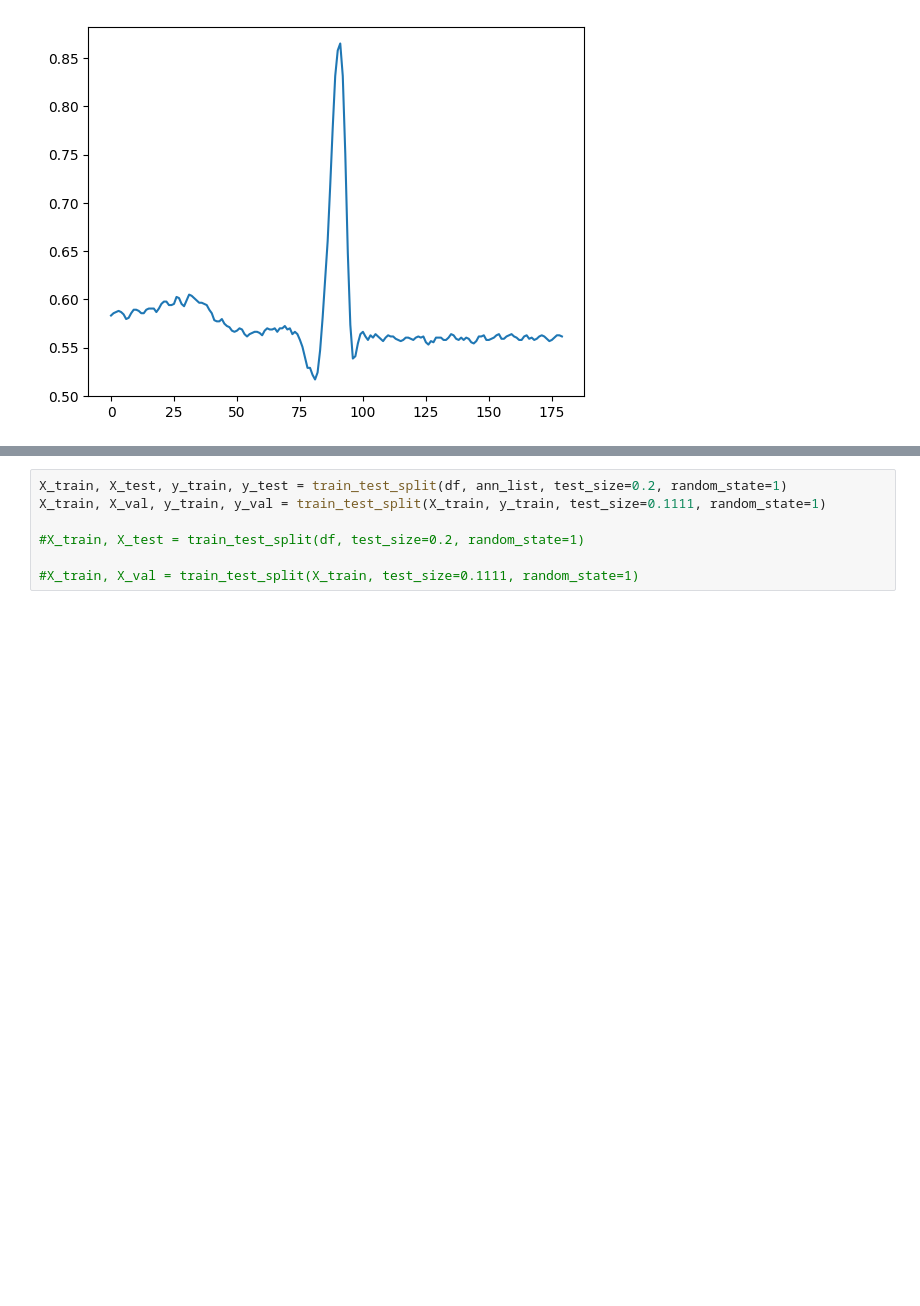
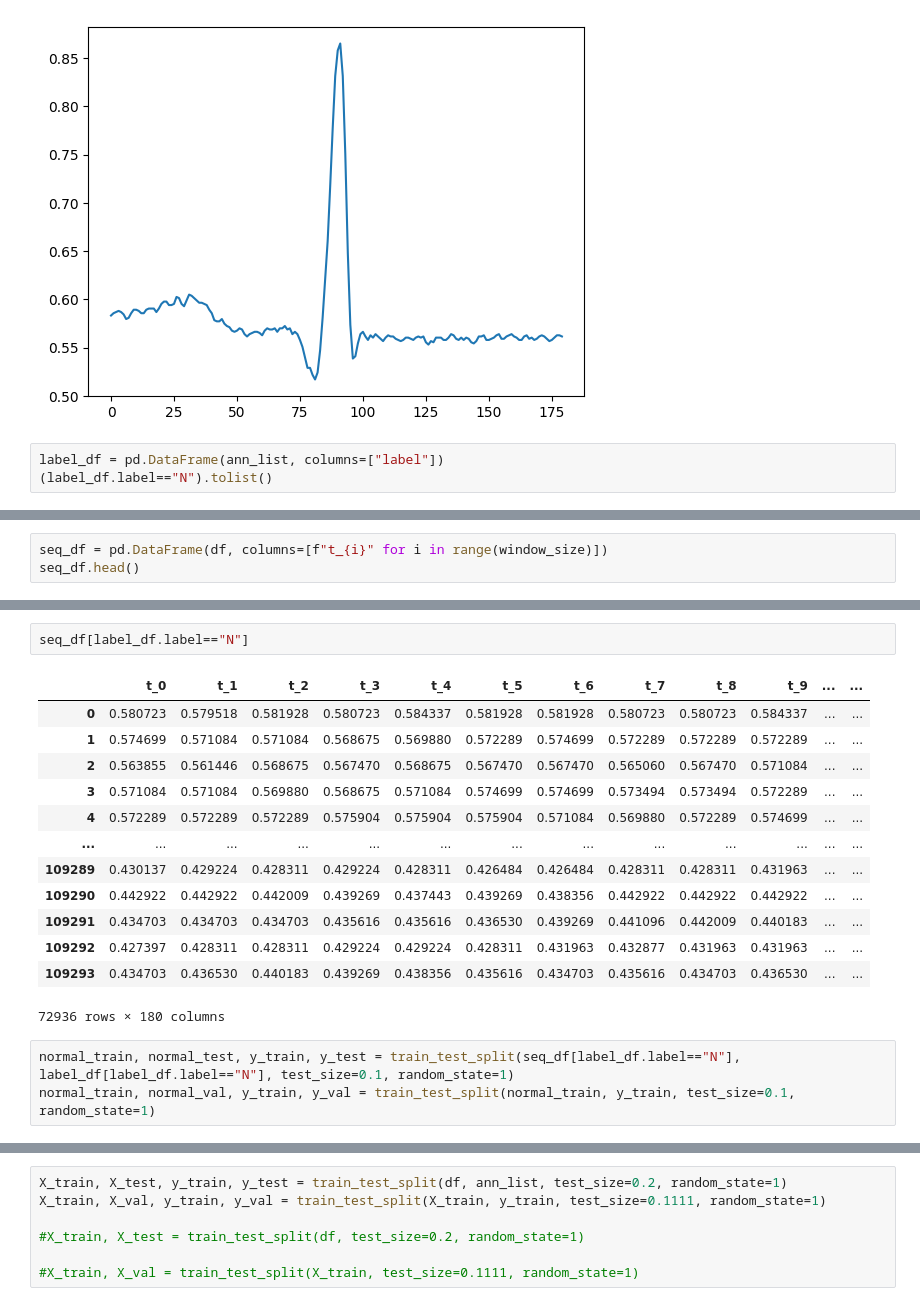
Before and after one commit to sjjtu/MAthesis, a Jupyter notebook: code/explore_mitbih.ipynb, the cells around one changed output, grey strips where cells are left out. Cells and saved outputs as stored; diff of their text form; blank space fills up the shorter version.

Commit message:
start building only normal df

```diff
--- a/code/explore_mitbih.ipynb
+++ b/code/explore_mitbih.ipynb
@@ -240,3 +243,6 @@ ann_list[6]
 # %% [output]
 'A'
 [figure]
+# %%
+label_df = pd.DataFrame(ann_list, columns=["label"])
+(label_df.label=="N").tolist()
@@ -242,0 +267,3 @@ ann_list[6]
+# %%
+seq_df = pd.DataFrame(df, columns=[f"t_{i}" for i in range(window_size)])
+seq_df.head()
@@ -242,0 +278,19 @@ ann_list[6]
+# %%
+seq_df[label_df.label=="N"]
+# %% [output]
+|  | t_0 | t_1 | t_2 | t_3 | t_4 | t_5 | t_6 | t_7 | t_8 | t_9 | ... | ... |
+| 0 | 0.580723 | 0.579518 | 0.581928 | 0.580723 | 0.584337 | 0.581928 | 0.581928 | 0.580723 | 0.580723 | 0.584337 | ... | ... |
+| 1 | 0.574699 | 0.571084 | 0.571084 | 0.568675 | 0.569880 | 0.572289 | 0.574699 | 0.572289 | 0.572289 | 0.572289 | ... | ... |
+| 2 | 0.563855 | 0.561446 | 0.568675 | 0.567470 | 0.568675 | 0.567470 | 0.567470 | 0.565060 | 0.567470 | 0.571084 | ... | ... |
+| 3 | 0.571084 | 0.571084 | 0.569880 | 0.568675 | 0.571084 | 0.574699 | 0.574699 | 0.573494 | 0.573494 | 0.572289 | ... | ... |
+| 4 | 0.572289 | 0.572289 | 0.572289 | 0.575904 | 0.575904 | 0.575904 | 0.571084 | 0.569880 | 0.572289 | 0.574699 | ... | ... |
+| ... | ... | ... | ... | ... | ... | ... | ... | ... | ... | ... | ... | ... |
+| 109289 | 0.430137 | 0.429224 | 0.428311 | 0.429224 | 0.428311 | 0.426484 | 0.426484 | 0.428311 | 0.428311 | 0.431963 | ... | ... |
+| 109290 | 0.442922 | 0.442922 | 0.442009 | 0.439269 | 0.437443 | 0.439269 | 0.438356 | 0.442922 | 0.442922 | 0.442922 | ... | ... |
+| 109291 | 0.434703 | 0.434703 | 0.434703 | 0.435616 | 0.435616 | 0.436530 | 0.439269 | 0.441096 | 0.442009 | 0.440183 | ... | ... |
+| 109292 | 0.427397 | 0.428311 | 0.428311 | 0.429224 | 0.429224 | 0.428311 | 0.431963 | 0.432877 | 0.431963 | 0.431963 | ... | ... |
+| 109293 | 0.434703 | 0.436530 | 0.440183 | 0.439269 | 0.438356 | 0.435616 | 0.434703 | 0.435616 | 0.434703 | 0.436530 | ... | ... |
+72936 rows × 180 columns
+# %%
+normal_train, normal_test, y_train, y_test = train_test_split(seq_df[label_df.label=="N"], label_df[label_df.label=="N"], test_size=0.1, random_state=1)
+normal_train, normal_val, y_train, y_val = train_test_split(normal_train, y_train, test_size=0.1, random_state=1)
```
Also changed, not shown: parts of 11 cells of this notebook, 2 other files.
